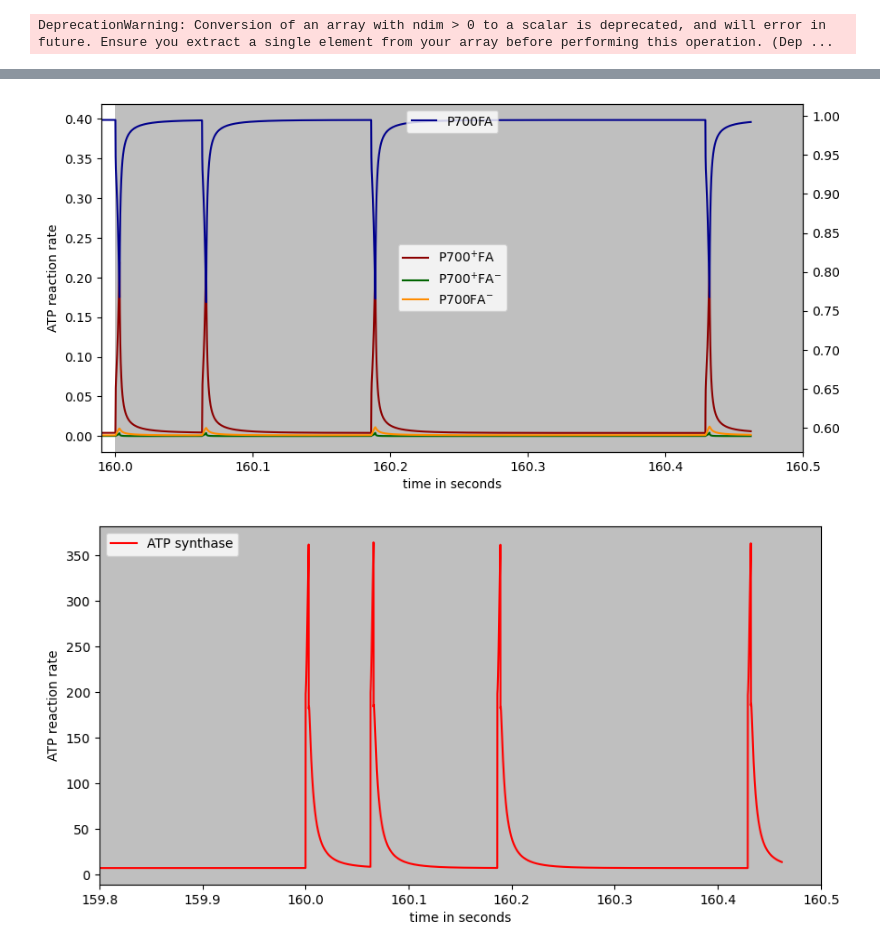
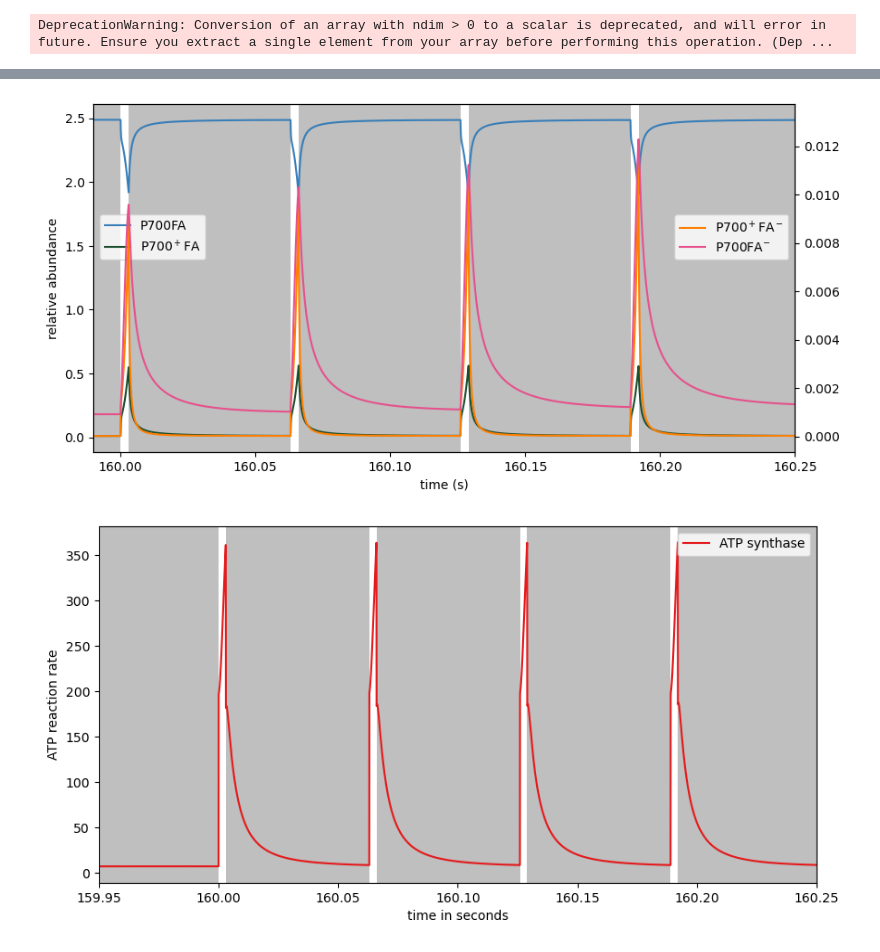
Before and after one commit to A-Potthoff/QTB_modeling, a Jupyter notebook: analyses/PIRK.ipynb, the cells around one changed output, grey strips where cells are left out. Cells and saved outputs as stored; diff of their text form; code cells hidden in the pictures.

```diff
--- a/analyses/PIRK.ipynb
+++ b/analyses/PIRK.ipynb
@@ -7,7 +7,9 @@ if "already_run" not in globals():
     %run header.ipynb
     load_packages()
     change_wordir()
-    colors, colours = colourblind_palette()
+
+colors, colours = colourblind_palette("own")
+
 
 analysis = "PIRKs_and_DIRKs"
 
@@ -147,12 +203,15 @@ v = s1.get_fluxes_df()
 # %%
 fig,ax=plt.subplots(figsize=(10,5))
-ax.plot(c["Fluo"]/max(c["Fluo"]), label="Fluorescence", color="green")
+ax.plot(c["Fluo"]/max(c["Fluo"]), label="Fluorescence", color=colours["orange"])
 ax.set(ylabel=("Fluorescence"))
-ax.set(#xlim=(159.99,160.5),
+ax.set(xlim=(159.99,160.25),
        #ylim=(0.16,0.5),
        xlabel=("time in seconds"),
-       ylabel=("ATP reaction rate"))
-ax.axvspan(160, 200, color='grey', alpha=0.5, lw=0)
+       ylabel=("Fluorescence"))
+
+ax.axvspan(100, 160, color='grey', alpha=0.5, lw=0)
+for start, end in dark_periods:
+       ax.axvspan(start, end, color='grey', alpha=0.5, lw=0)
 ax.legend()
 plt.show()
 # %% [output]
@@ -160,28 +219,30 @@ plt.show()
 # %%
 save_fig(fig, model, analysis, "PIRK_Fluorescence")
 # %%
-fig,ax=plt.subplots(figsize=(10,5))
-ax2= ax.twinx()
+fig,ax1=plt.subplots(figsize=(10,5))
+ax2 = ax1.twinx()
 
-# ax.plot(c["A0"], label="A0", color="green")
-# ax2.plot(c["A1"], label="A1", color="darkblue")
-# ax.plot(c["A2"], label="A2", color ="red")
-# ax.legend(loc = "upper left")
-# ax2.legend(loc = "upper right")
+ax1.plot(c["P700FA"], label="P700FA", color=colors[0])
+ax2.plot(c["P700+FA-"], label="P700$^+$FA$^-$", color=colors[1])
+ax1.plot(c["P700+FA"], label="P700$^+$FA", color =colors[2])
 
-ax.plot(c["rel_P700+FA"], label = "P700$^{+}$FA", color="darkred")
-ax.plot(c["rel_P700+FA-"], label = "P700$^{+}$FA$^{-}$", color="darkgreen")
-ax2.plot(c["rel_P700FA"], label = "P700FA", color="darkblue")
-ax.plot(c["rel_P700FA-"], label = "P700FA$^{-}$", color="darkorange")
-ax.legend(loc = "center")
-ax2.legend(loc = "upper center")
+if model == "latest_dev":
+       ax2.plot(c["rel_P700FA-"], label = "P700FA$^{-}$", color=colors[3])
 
-ax.set(ylabel=("Fluorescence"))
-ax.set(xlim=(159.99,160.5),
+#legends
+ax1.legend(loc="upper left", bbox_to_anchor=(0, 0.7))
+ax2.legend(loc = "upper right", bbox_to_anchor=(1, 0.7))
+
+ax1.set(xlim=(159.99,160.25),
        #ylim=(0.16,0.5),
-       xlabel=("time in seconds"),
-       ylabel=("ATP reaction rate"))
-ax.axvspan(160, 200, color='grey', alpha=0.5, lw=0)
-#ax.set_yscale("log")
-plt.show()
+       xlabel=("time (s)"),
+       ylabel=("relative abundance"))
+
+#dark periods
+ax1.axvspan(100, 160, color='grey', alpha=0.5, lw=0)
+for start, end in dark_periods:
+       ax1.axvspan(start, end, color='grey', alpha=0.5, lw=0)
+
+#ax1.set_yscale("log")
+fig.show()
 # %% [output]
@@ -188,20 +250,24 @@ plt.show()
-[figure, old version]
+[figure, new version]
 # %%
 save_fig(fig, model, analysis, "PIRK_PSI_states")
 # %%
 fig,ax=plt.subplots(figsize=(10,5))
 #ax.plot(c["Fluo"])
-ax.plot(v["vATPsynthase"], color="red", label="ATP synthase")
+ax.plot(v["vATPsynthase"], color=colours["red"], label="ATP synthase")
 
-ax.set(xlim=(159.8,160.5),
+ax.set(xlim=(159.95,160.25),
        #ylim=(0.16,0.5),
        xlabel=("time in seconds"),
        ylabel=("ATP reaction rate"))
 #ax.set_xticklabels(["1200","1300","1400","1500","1600","1700","1800"])
-ax.axvspan(100, 660, color='grey', alpha=0.5, lw=0)
+
+ax.axvspan(100, 160, color='grey', alpha=0.5, lw=0)
+for start, end in dark_periods:
+       ax.axvspan(start, end, color='grey', alpha=0.5, lw=0)
+
 ax.legend()
 plt.show()
 # %% [output]
-[figure, old version]
+[figure, new version]
 # %%
 save_fig(fig, model, analysis, "PIRK_ATP_synthase")
```
Also changed, not shown: parts of 16 cells of this notebook, 24 other files.
